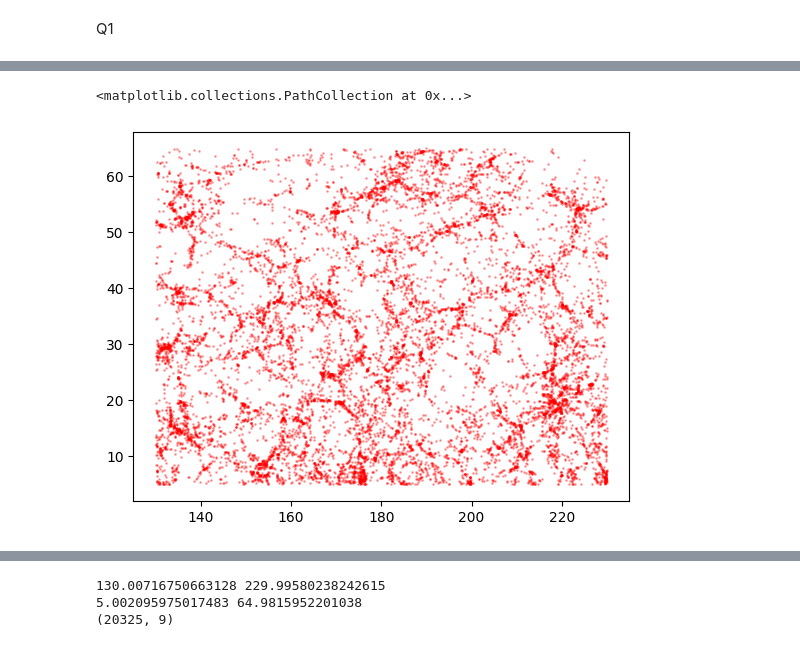
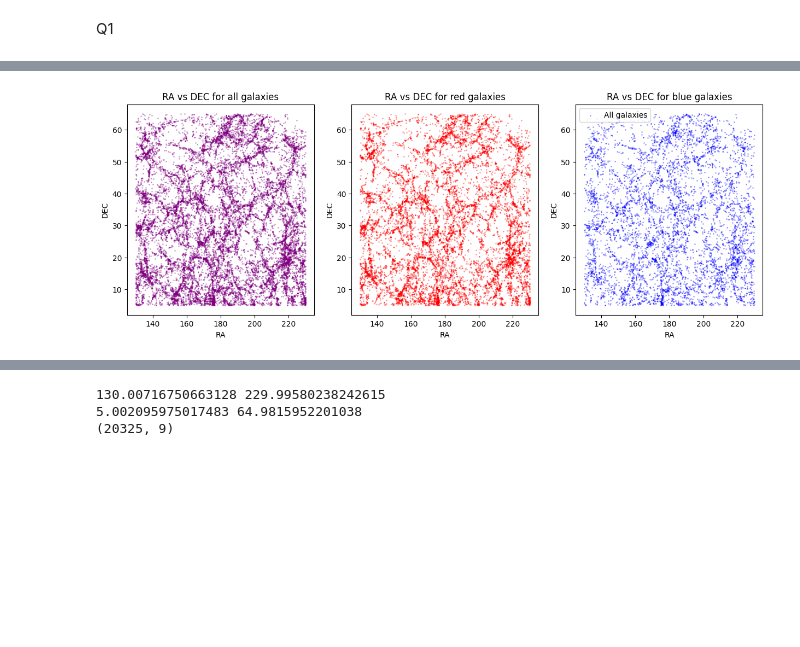
Before and after one commit to TarikOzpamuk/Astro_exercises, a Jupyter notebook: Astro_exercises2.ipynb, the cells around one changed output, grey strips where cells are left out. Saved outputs shown, nothing was run; the diff lists cells and outputs as text; code cells hidden in the pictures; blank space fills up the shorter version.

```diff
--- a/Astro_exercises2.ipynb
+++ b/Astro_exercises2.ipynb
@@ -56,7 +51,20 @@ bluegalaxies = ds2[:, 8:9] <= 2.3
 redgalaxies = ds2[redgalaxies[:,0]]
 bluegalaxies = ds2[bluegalaxies[:,0]]
 # %%
-plt.scatter(redgalaxies[:,0], redgalaxies[:,1], s=1, alpha=0.3, color = "red")
+fig, axes = plt.subplots(1, 3, figsize=(15, 5))
+axes[0].scatter(ds2[:,0], ds2[:,1], s=1, alpha=0.3, color = "purple")
+axes[1].scatter(redgalaxies[:,0], redgalaxies[:,1], s=1, alpha=0.3, color = "red")
+axes[2].scatter(bluegalaxies[:,0], bluegalaxies[:,1], s=1, alpha=0.3, color = "blue")
+axes[0].set_xlabel('RA')
+axes[0].set_ylabel('DEC')
+axes[0].set_title('RA vs DEC for all galaxies')
+axes[1].set_xlabel('RA')
+axes[1].set_ylabel('DEC')
+axes[1].set_title('RA vs DEC for red galaxies')
+axes[2].set_xlabel('RA')
+axes[2].set_ylabel('DEC')
+axes[2].set_title('RA vs DEC for blue galaxies')
+plt.legend(['All galaxies', 'Red galaxies', 'Blue galaxies'])
+plt.show()
 # %% [output]
-<matplotlib.collections.PathCollection at 0x...>
-[figure, old version]
+[figure, new version]
```
Also changed, not shown: parts of 8 cells of this notebook, 2 other files.
